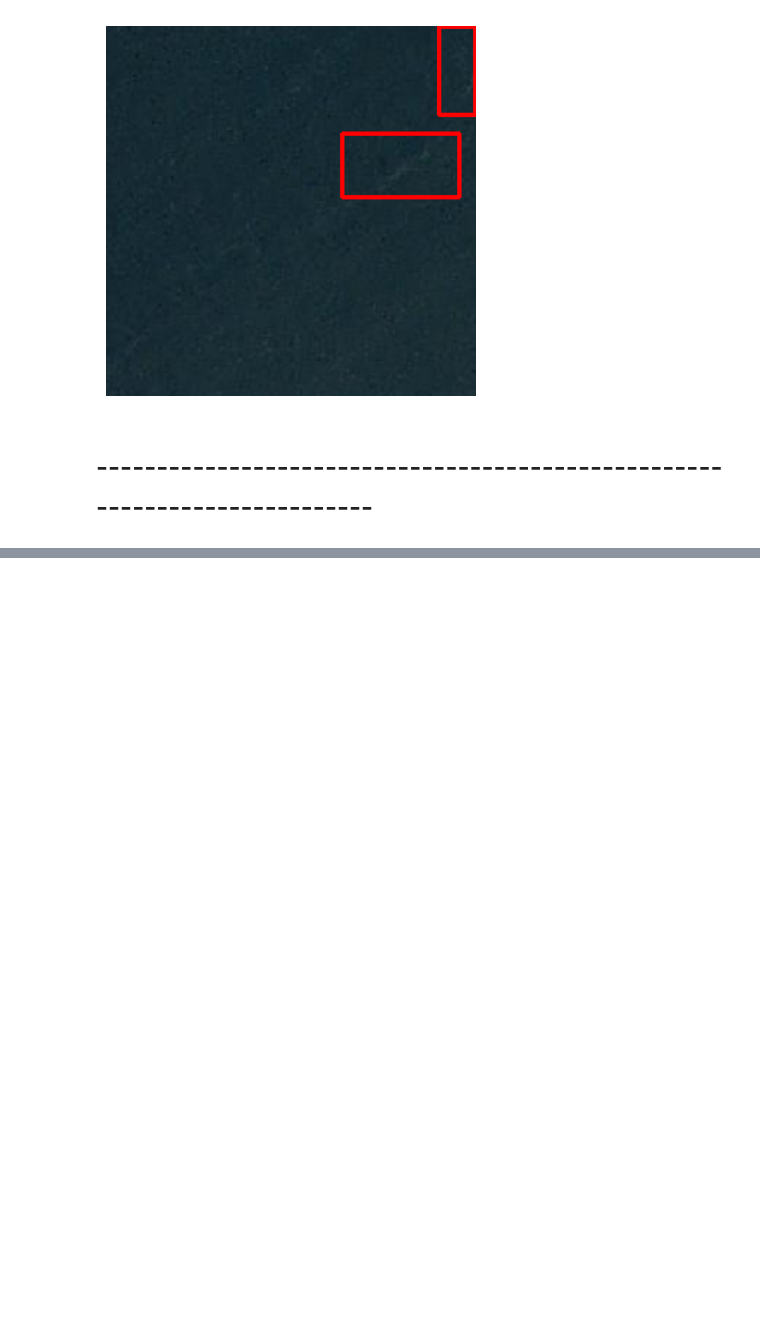
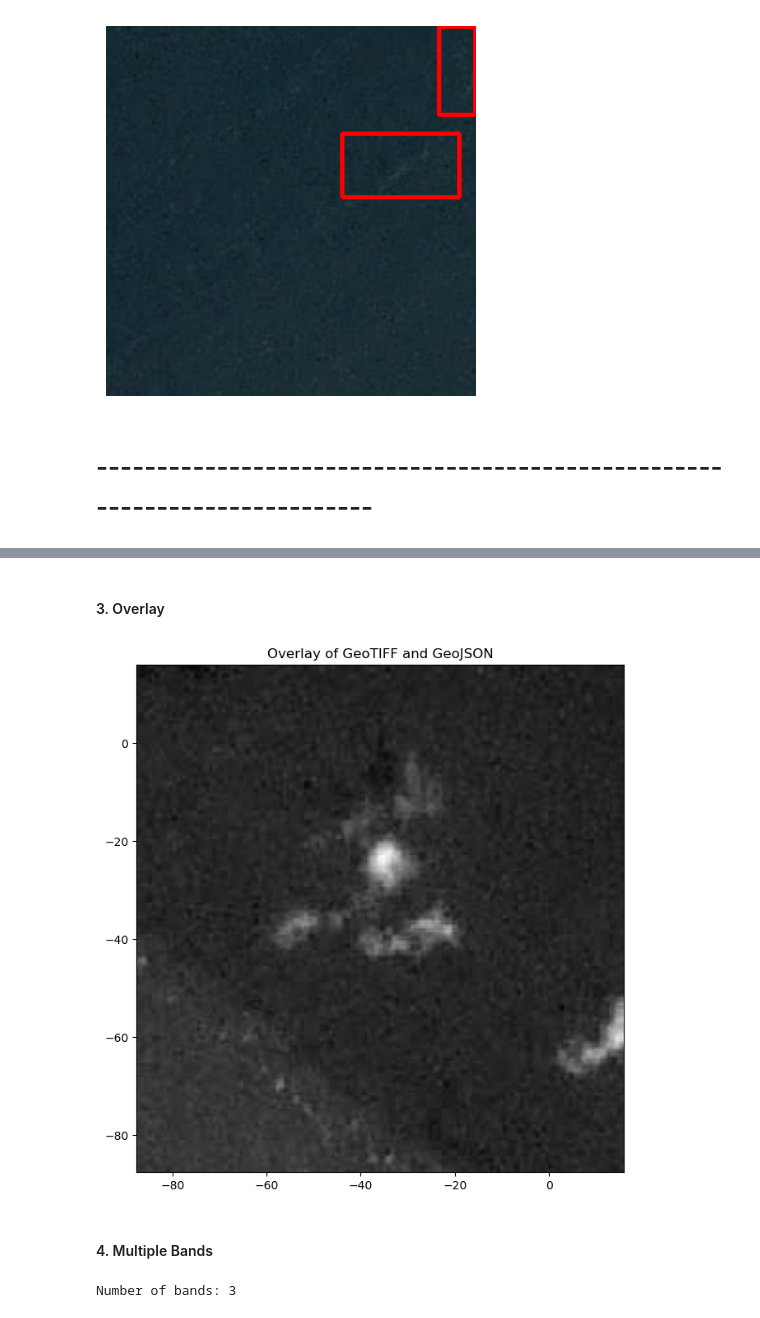
Before and after one commit to AdityaHegde712/Marine-Debris-Detection, a Jupyter notebook: data_exploration/data_exploration_planet.ipynb, the cells around one changed output, grey strips where cells are left out. Saved outputs shown, nothing was run; the diff lists cells and outputs as text; code cells hidden in the pictures; blank space fills up the shorter version.

```diff
--- a/data_exploration_planet.ipynb
+++ b/data_exploration/data_exploration_planet.ipynb
@@ -377,0 +447,21 @@ def augment_images(original_image: np.ndarray, original_bboxes: List[List[int]])
+# %% [markdown]
+#### 3. Overlay
+# %%
+gdf = gdf.to_crs(src.crs)  # Reproject GeoJSON to match GeoTIFF CRS
+fig, ax = plt.subplots(figsize=(10, 8))
+plt.imshow(band1, cmap='gray', extent=src.bounds)
+gdf.plot(ax=ax, facecolor='none', edgecolor='red')
+plt.title("Overlay of GeoTIFF and GeoJSON")
+plt.show()
+# %% [output]
+[figure, added]
+# %% [markdown]
+#### 4. Multiple Bands
+# %%
+import rasterio
+
+# Check the number of bands
+with rasterio.open("20161008_153104_0e3a_16816-29825-16.tif") as src:
+    print("Number of bands:", src.count)
+# %% [output]
+Number of bands: 3
```
Also changed, not shown: parts of 14 cells of this notebook, 4 other files.
